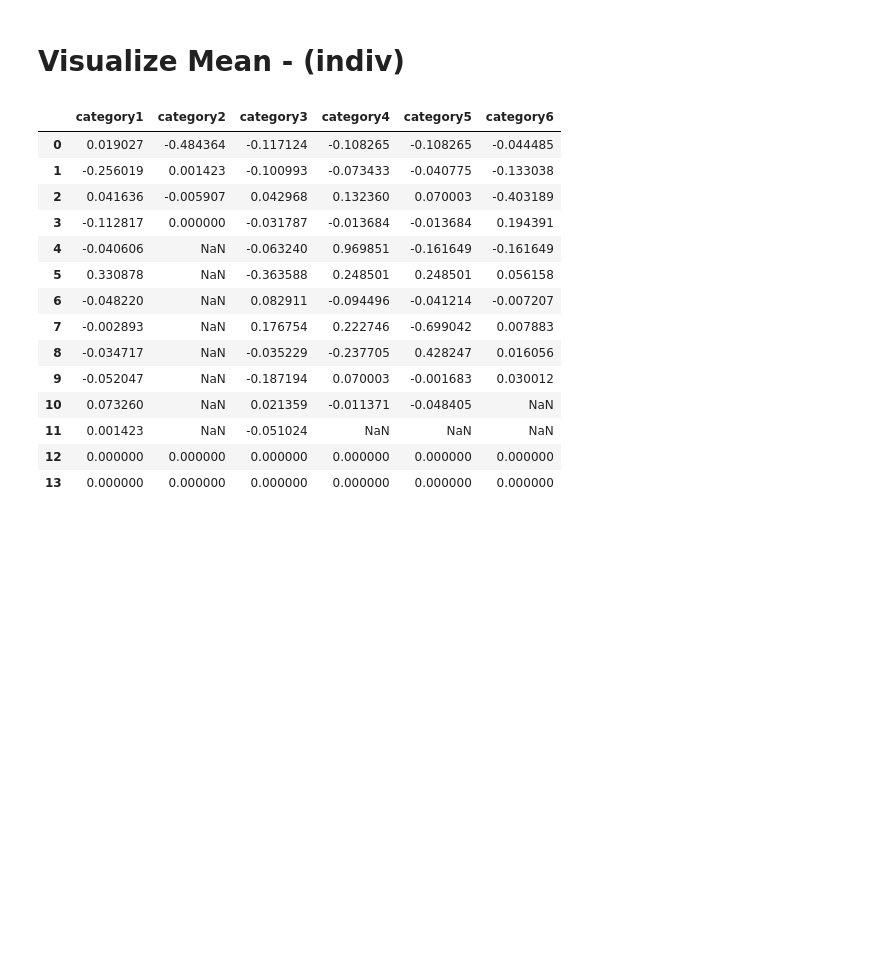
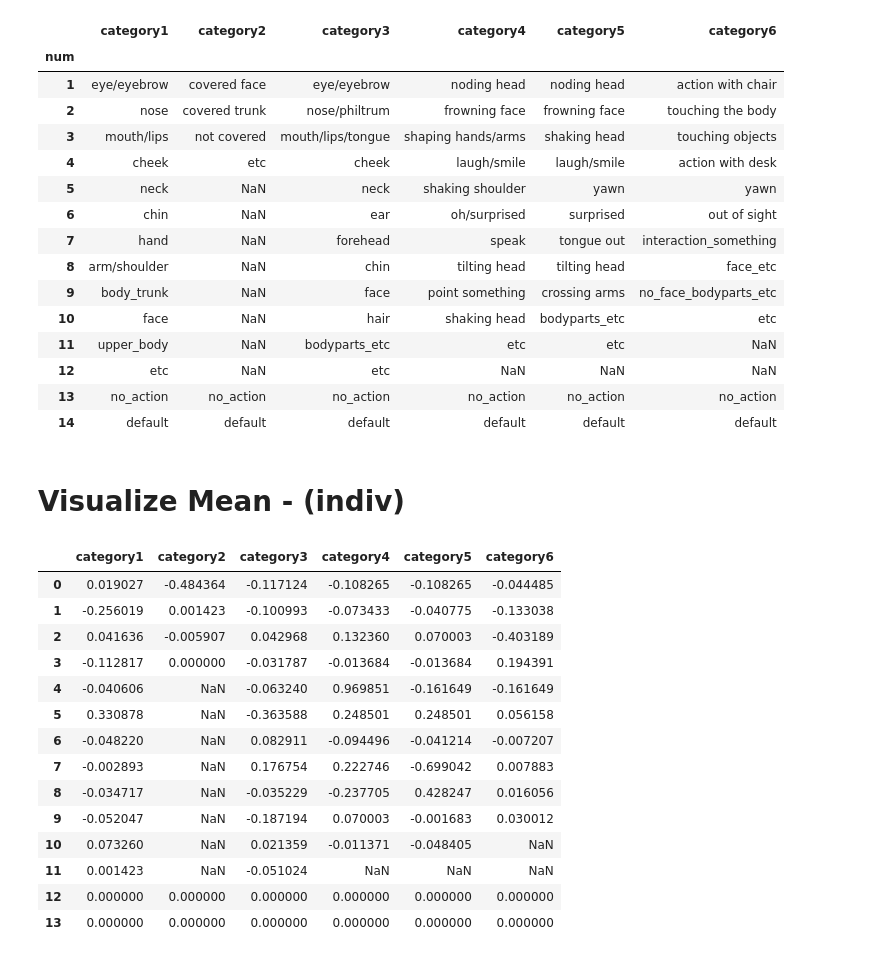
Before and after one commit to DoranLyong/BrainSignal_process, a Jupyter notebook: vis_statistic.ipynb, the cells around one changed output. Cells and saved outputs as stored; diff of their text form; code cells hidden in the pictures; blank space fills up the shorter version.

```diff
--- a/vis_statistic.ipynb
+++ b/vis_statistic.ipynb
@@ -21,3 +16,24 @@ def read_csv(Path:str) -> pd.core.frame.DataFrame:
+# %%
+categoryPath = osp.join(".","Action_category_eng.xlsx")
+df_category = utils.read_excel(categoryPath)
+df_category
+# %% [output]
+|  | category1 | category2 | category3 | category4 | category5 | category6 |
+| num |  |  |  |  |  |  |
+| 1 | eye/eyebrow | covered face | eye/eyebrow | noding head | noding head | action with chair |
+| 2 | nose | covered trunk | nose/philtrum | frowning face | frowning face | touching the body |
+| 3 | mouth/lips | not covered | mouth/lips/tongue | shaping hands/arms | shaking head | touching objects |
+| 4 | cheek | etc | cheek | laugh/smile | laugh/smile | action with desk |
+| 5 | neck | NaN | neck | shaking shoulder | yawn | yawn |
+| 6 | chin | NaN | ear | oh/surprised | surprised | out of sight |
+| 7 | hand | NaN | forehead | speak | tongue out | interaction_something |
+| 8 | arm/shoulder | NaN | chin | tilting head | tilting head | face_etc |
+| 9 | body_trunk | NaN | face | point something | crossing arms | no_face_bodyparts_etc |
+| 10 | face | NaN | hair | shaking head | bodyparts_etc | etc |
+| 11 | upper_body | NaN | bodyparts_etc | etc | etc | NaN |
+| 12 | etc | NaN | etc | NaN | NaN | NaN |
+| 13 | no_action | no_action | no_action | no_action | no_action | no_action |
+| 14 | default | default | default | default | default | default |
 # %% [markdown]
 # Visualize Mean - (indiv)
 # %%
```
Also changed, not shown: parts of 21 cells of this notebook, 2 other files.
